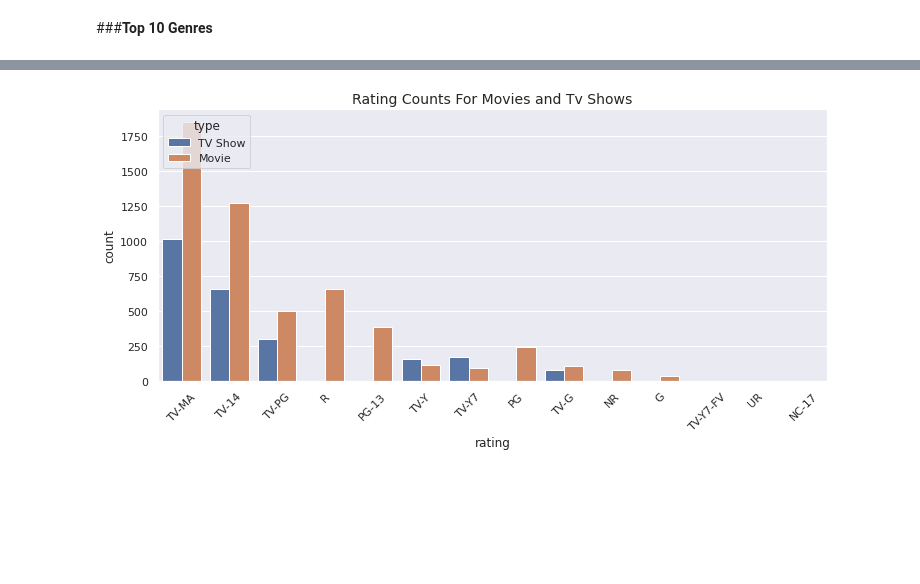
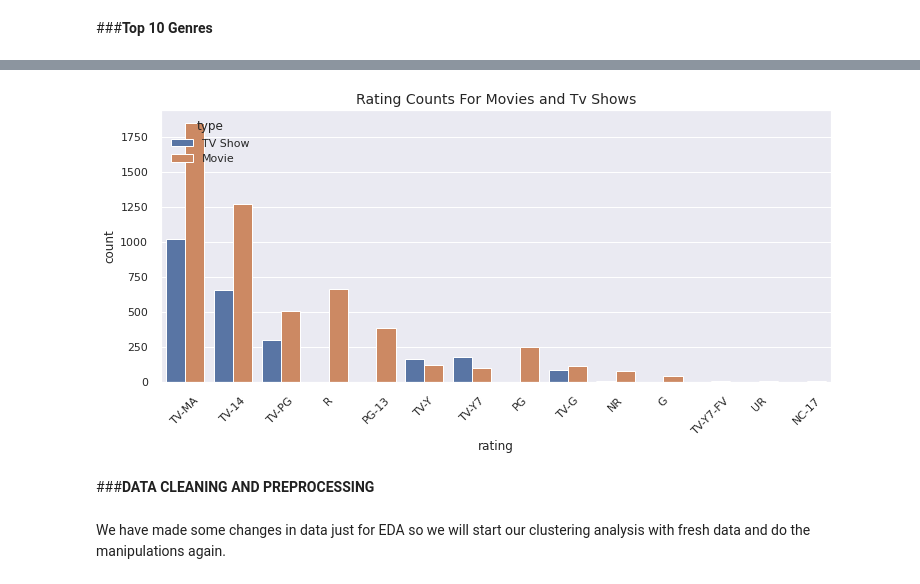
Before and after one commit to Vinitladse/NETFLIX-MOVIES-AND-TV-SHOWS-CLUSTERING, a Jupyter notebook: NETFLIX_MOVIES_AND_TV_SHOWS_CLUSTERING.ipynb, the cells around one changed output, grey strips where cells are left out. Saved outputs shown, nothing was run; the diff lists cells and outputs as text; code cells hidden in the pictures; blank space fills up the shorter version.

```diff
--- a/NETFLIX_MOVIES_AND_TV_SHOWS_CLUSTERING.ipynb
+++ b/NETFLIX_MOVIES_AND_TV_SHOWS_CLUSTERING.ipynb
@@ -420,11 +530,16 @@ plt.show()
 # %%
 #Plotting the same on a comparison plot
 
 sns.set()
 plt.figure(figsize=(12,5))
 ax=sns.countplot(x="rating",data= data,hue= "type",order = data['rating'].value_counts().index[0:15])
 plt.xticks(rotation=45)
 plt.title("Rating Counts For Movies and Tv Shows", fontsize =14)
+plt.legend()
 plt.show()
 # %% [output]
-[figure, old version]
+[figure, new version]
+# %% [markdown]
+###**DATA CLEANING AND PREPROCESSING**
+# %% [markdown]
+We have made some changes in data just for EDA so we will start our clustering analysis with fresh data and do the manipulations again.
```
Also changed, not shown: parts of 68 cells of this notebook.
